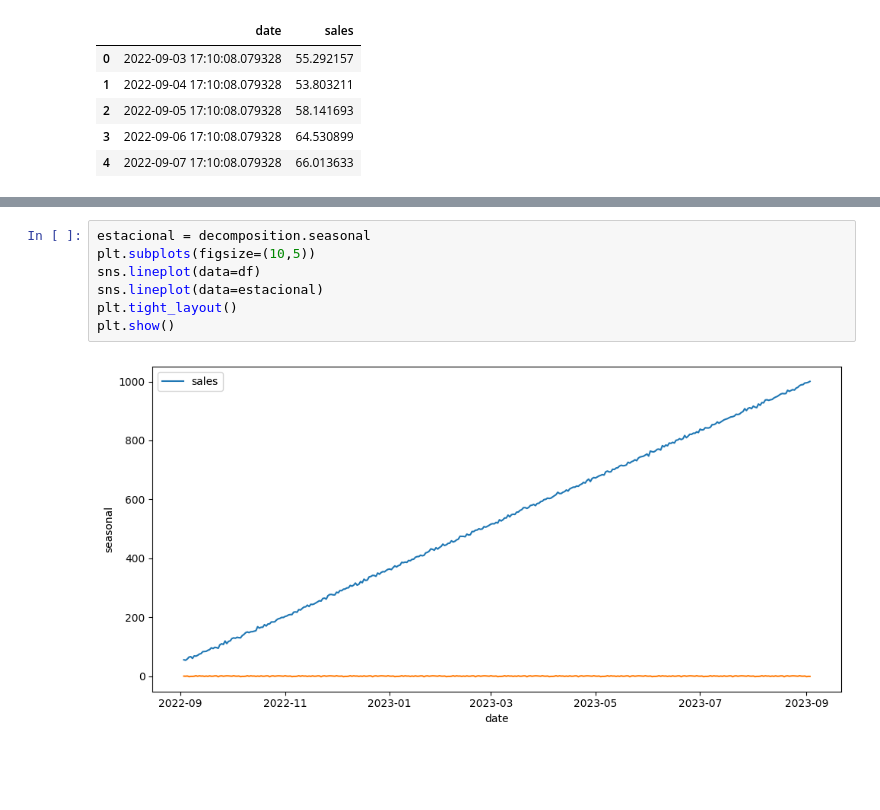
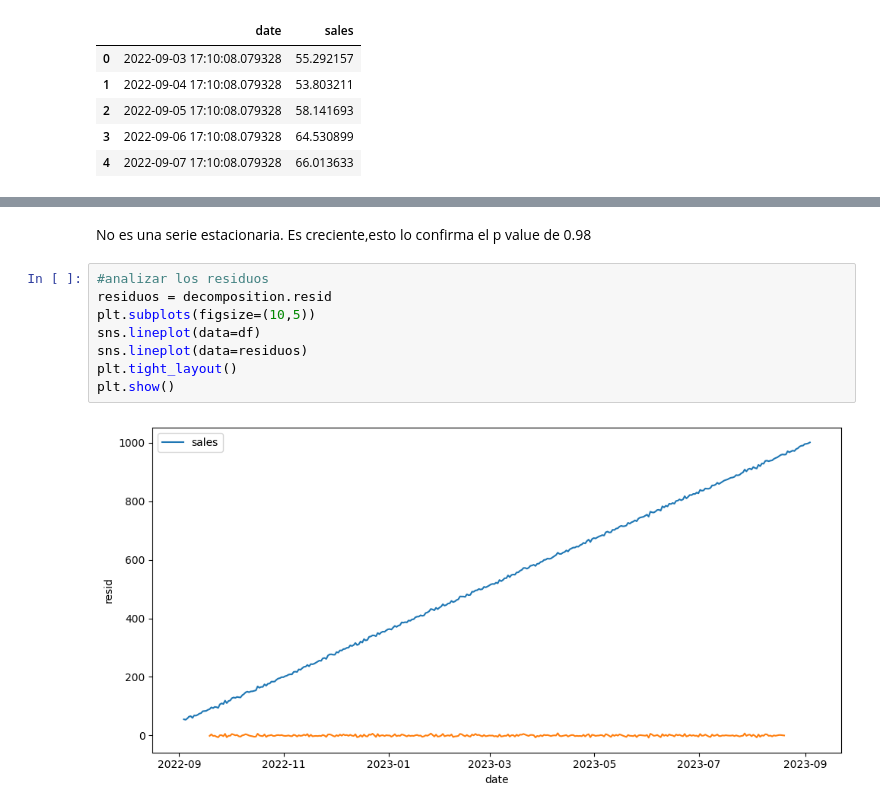
Before and after one commit to mgnorero/time-series-1, a Jupyter notebook: src/explore.ipynb, the cells around one changed output, grey strips where cells are left out. Drawn from its saved outputs; the diff is of its cells as text; blank space fills up the shorter version.

```diff
--- a/src/explore.ipynb
+++ b/src/explore.ipynb
@@ -60,9 +96,12 @@ plt.show()
+# %% [markdown]
+No es una serie estacionaria. Es creciente,esto lo confirma el p value de 0.98
 # %%
-estacional = decomposition.seasonal
+#analizar los residuos
+residuos = decomposition.resid
 plt.subplots(figsize=(10,5))
 sns.lineplot(data=df)
-sns.lineplot(data=estacional)
+sns.lineplot(data=residuos)
 plt.tight_layout()
 plt.show()
 # %% [output]
-[figure, old version]
+[figure, new version]
```
Also changed, not shown: parts of 27 cells of this notebook.
